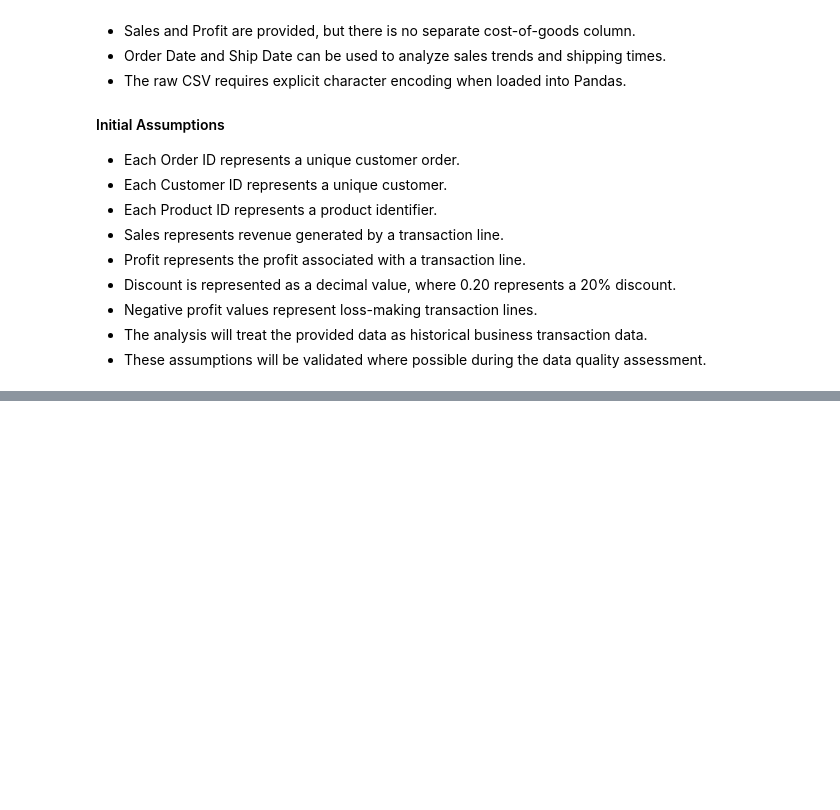
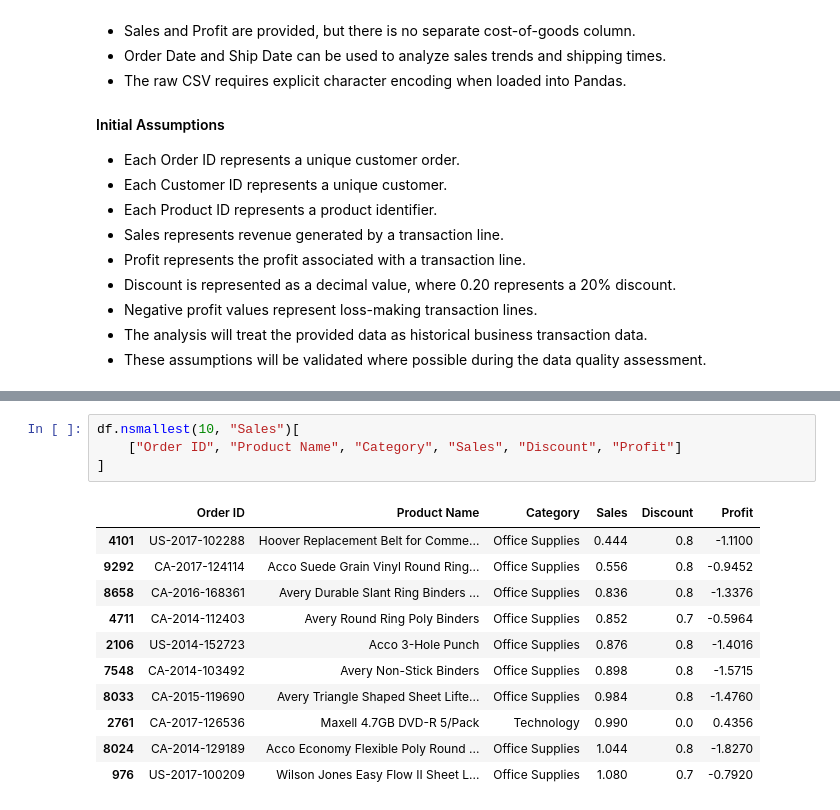
Before and after one commit to sila254/superstore-analysis, a Jupyter notebook: notebooks/superstore_analysis.ipynb, the cells around one changed output, grey strips where cells are left out. Drawn from its saved outputs; the diff is of its cells as text; blank space fills up the shorter version.

```diff
--- a/notebooks/superstore_analysis.ipynb
+++ b/notebooks/superstore_analysis.ipynb
@@ -210,0 +515,16 @@ memory usage: 1.6 MB
+# %%
+df.nsmallest(10, "Sales")[
+    ["Order ID", "Product Name", "Category", "Sales", "Discount", "Profit"]
+]
+# %% [output]
+|  | Order ID | Product Name | Category | Sales | Discount | Profit |
+| 4101 | US-2017-102288 | Hoover Replacement Belt for Comme... | Office Supplies | 0.444 | 0.8 | -1.1100 |
+| 9292 | CA-2017-124114 | Acco Suede Grain Vinyl Round Ring... | Office Supplies | 0.556 | 0.8 | -0.9452 |
+| 8658 | CA-2016-168361 | Avery Durable Slant Ring Binders ... | Office Supplies | 0.836 | 0.8 | -1.3376 |
+| 4711 | CA-2014-112403 | Avery Round Ring Poly Binders | Office Supplies | 0.852 | 0.7 | -0.5964 |
+| 2106 | US-2014-152723 | Acco 3-Hole Punch | Office Supplies | 0.876 | 0.8 | -1.4016 |
+| 7548 | CA-2014-103492 | Avery Non-Stick Binders | Office Supplies | 0.898 | 0.8 | -1.5715 |
+| 8033 | CA-2015-119690 | Avery Triangle Shaped Sheet Lifte... | Office Supplies | 0.984 | 0.8 | -1.4760 |
+| 2761 | CA-2017-126536 | Maxell 4.7GB DVD-R 5/Pack | Technology | 0.990 | 0.0 | 0.4356 |
+| 8024 | CA-2014-129189 | Acco Economy Flexible Poly Round ... | Office Supplies | 1.044 | 0.8 | -1.8270 |
+| 976 | US-2017-100209 | Wilson Jones Easy Flow II Sheet L... | Office Supplies | 1.080 | 0.7 | -0.7920 |
```
Also changed, not shown: parts of 32 cells of this notebook.
